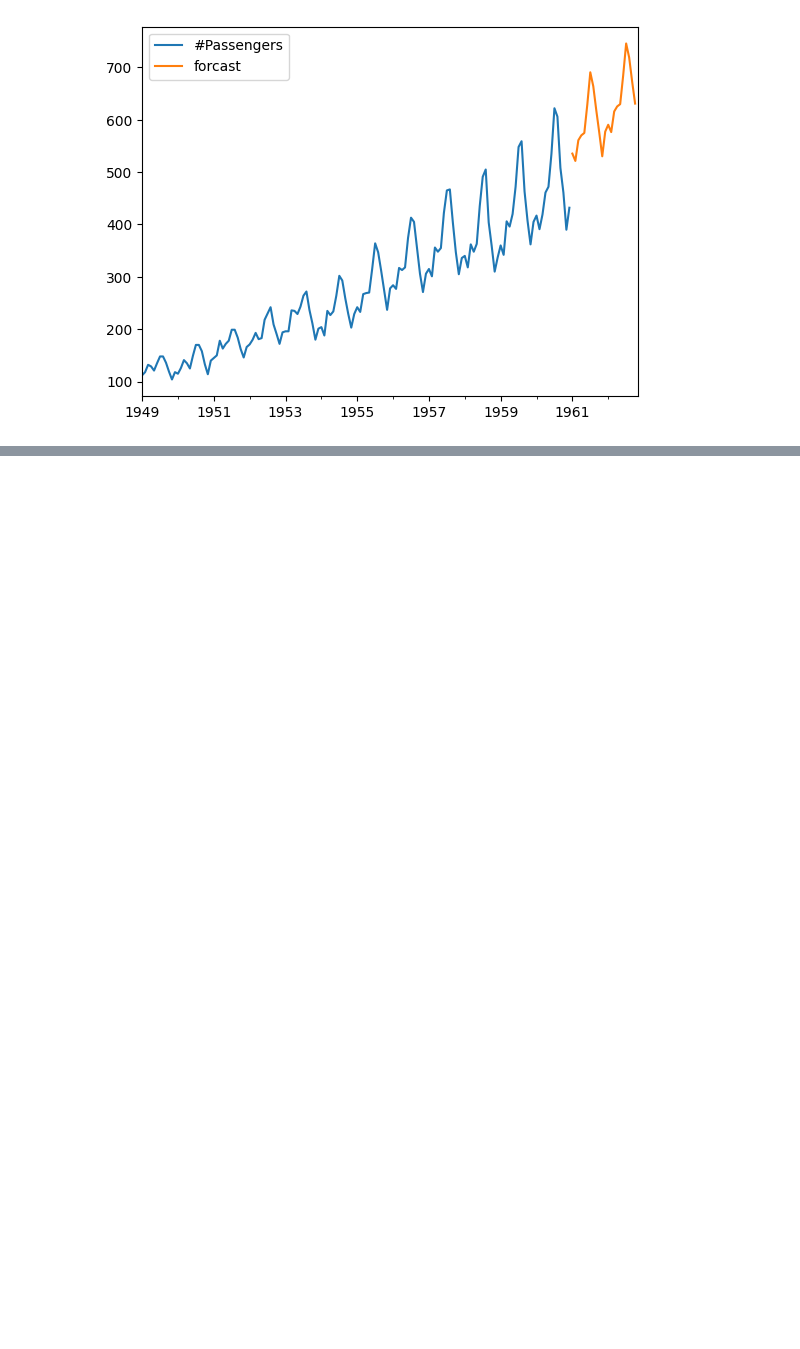
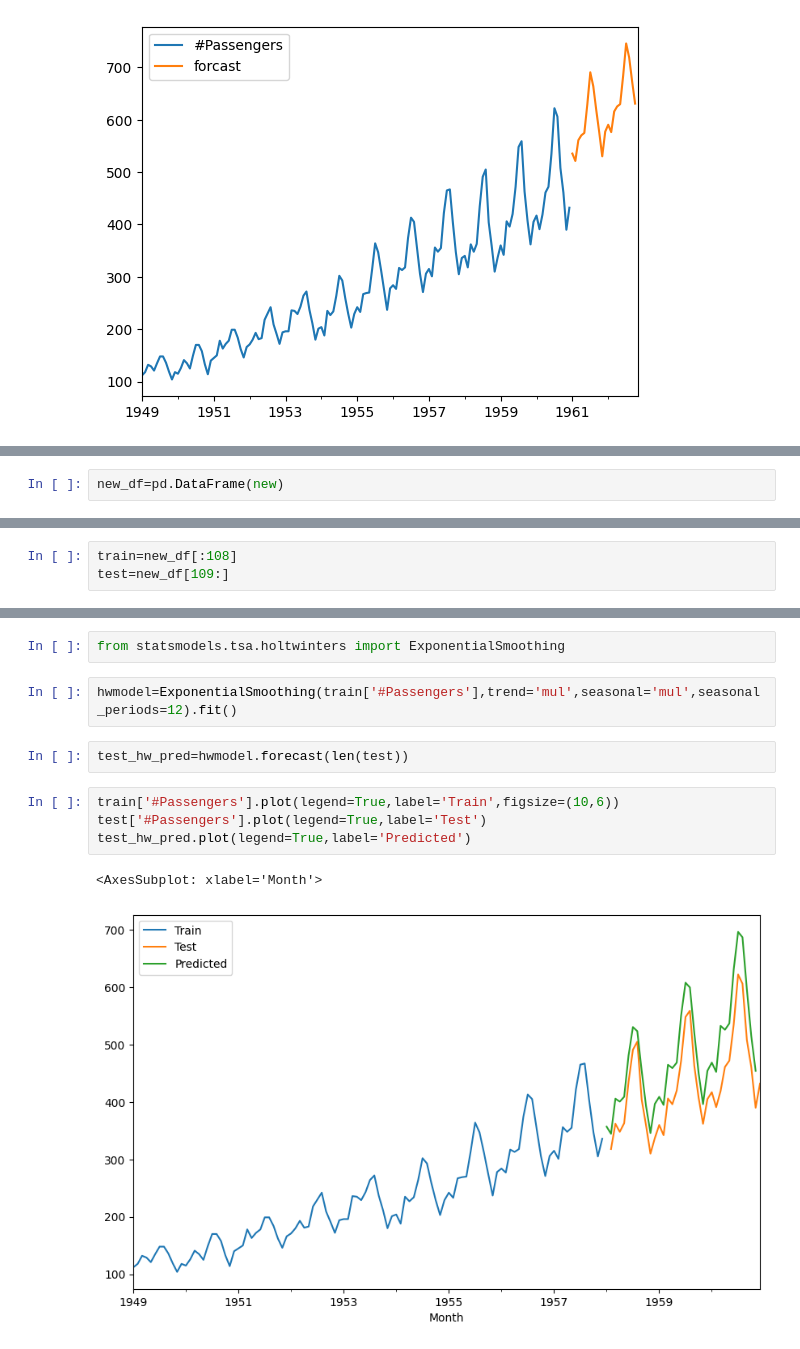
Before and after one commit to sarav003/MyWork, a Jupyter notebook: TimeSeries/ARMA,SARIMAX.ipynb, the cells around one changed output, grey strips where cells are left out. Saved outputs shown, nothing was run; the diff lists cells and outputs as text; blank space fills up the shorter version.

```diff
--- a/TimeSeries/ARMA,SARIMAX.ipynb
+++ b/TimeSeries/ARMA,SARIMAX.ipynb
@@ -483,0 +509,2 @@ future_data[['#Passengers','forcast']].plot()
+# %%
+new_df=pd.DataFrame(new)
@@ -483,0 +525,3 @@ future_data[['#Passengers','forcast']].plot()
+# %%
+train=new_df[:108]
+test=new_df[109:]
@@ -483,0 +548,13 @@ future_data[['#Passengers','forcast']].plot()
+# %%
+from statsmodels.tsa.holtwinters import ExponentialSmoothing
+# %%
+hwmodel=ExponentialSmoothing(train['#Passengers'],trend='mul',seasonal='mul',seasonal_periods=12).fit()
+# %%
+test_hw_pred=hwmodel.forecast(len(test))
+# %%
+train['#Passengers'].plot(legend=True,label='Train',figsize=(10,6))
+test['#Passengers'].plot(legend=True,label='Test')
+test_hw_pred.plot(legend=True,label='Predicted')
+# %% [output]
+<AxesSubplot: xlabel='Month'>
+[figure, added]
```
Also changed, not shown: parts of 16 cells of this notebook, 1 other file.
